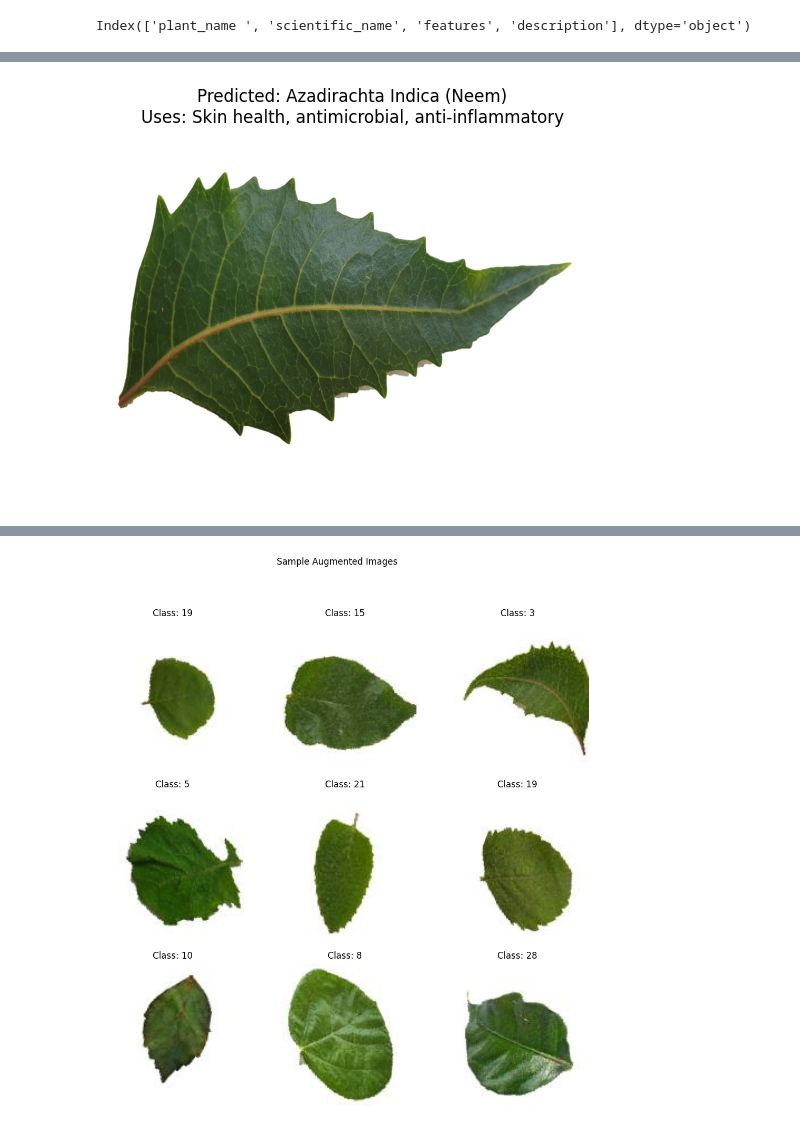
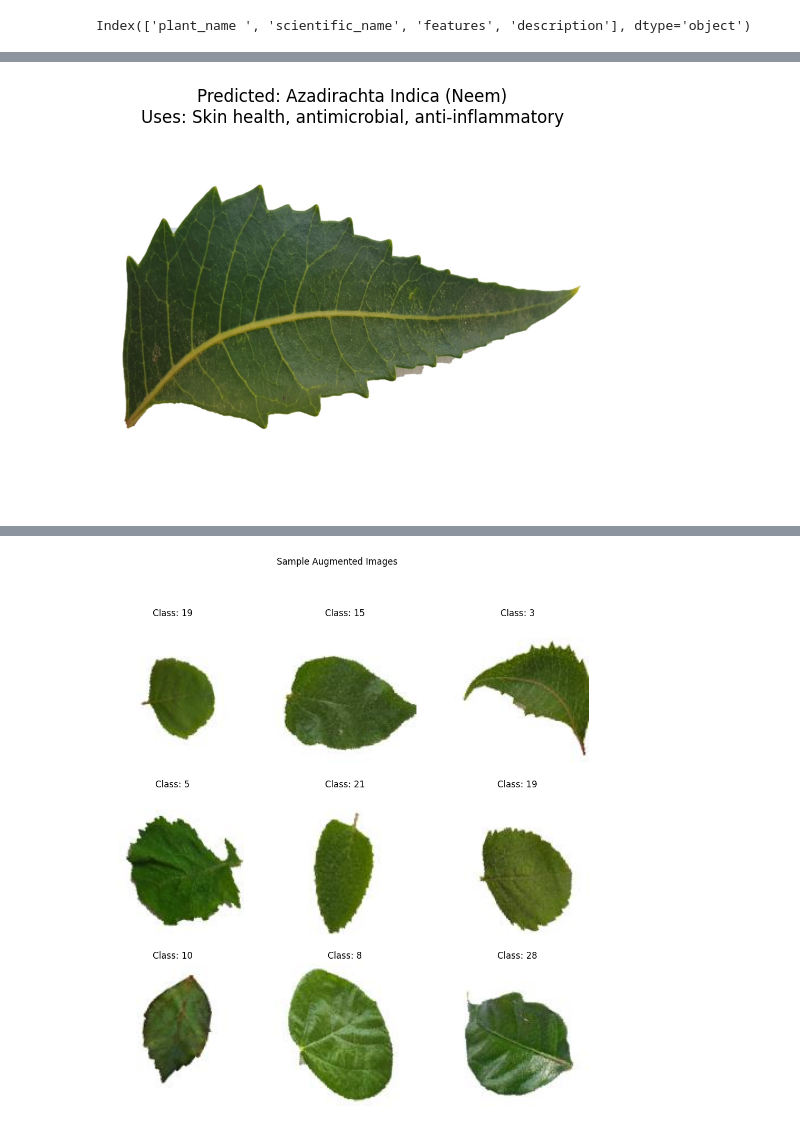
Before and after one commit to leafprojectean-source/MedicinalLeafClassifierAndIdentifier, a Jupyter notebook: Leaf_Model Using VGG.ipynb, the cells around one changed output, grey strips where cells are left out. Cells and saved outputs as stored; diff of their text form; code cells hidden in the pictures.

```diff
--- a/Leaf_Model Using VGG.ipynb
+++ b/Leaf_Model Using VGG.ipynb
@@ -264,11 +272,11 @@ def predict_leaf_name(image_path, model, class_indices):
 # %%
 class_indices = train_generator.class_indices
 # %%
-image_path = '/content/dataset_vgg/validation/Azadirachta Indica (Neem)/AI-S-014.jpg'
+image_path = '/content/dataset_vgg/validation/Azadirachta Indica (Neem)/AI-S-015.jpg'
 predicted_leaf_name = predict_leaf_name(image_path, model, class_indices)
 print(f"Predicted Leaf Name: {predicted_leaf_name}")
 
-image_path = '/content/dataset_vgg/validation/Azadirachta Indica (Neem)/AI-S-014.jpg'
+image_path = '/content/dataset_vgg/validation/Azadirachta Indica (Neem)/AI-S-015.jpg'
 
 # Check if the file exists
 if not os.path.exists(image_path):
@@ -307,7 +315,7 @@ from tensorflow.keras.preprocessing.image import load_img, img_to_array
 import matplotlib.pyplot as plt
 from PIL import UnidentifiedImageError
 # %%
- df = pd.read_csv('leaf.csv')
+ df = pd.read_csv('/content/drive/MyDrive/leaf.csv')
 # %%
 print(df.columns)
 # %% [output]
@@ -352,7 +360,7 @@ def plot_image_with_prediction_and_uses(image_path, predicted_label, uses):
     plt.axis('off')
     plt.show()
 # %%
-image_path = '/content/dataset_vgg/validation/Azadirachta Indica (Neem)/AI-S-014.jpg'  # Specify the local path to the image
+image_path = '/content/dataset_vgg/validation/Azadirachta Indica (Neem)/AI-S-015.jpg'  # Specify the local path to the image
 predicted_label, predicted_uses = predict_leaf_name(image_path, model, class_indices)
 if predicted_label and predicted_uses:
     plot_image_with_prediction_and_uses(image_path, predicted_label, predicted_uses)
@@ -361,4 +369,4 @@ if predicted_label and predicted_uses:
-[figure, old version]
+[figure, new version]
 # %%
 from sklearn.metrics import roc_curve, auc
 from sklearn.preprocessing import label_binarize
```
Also changed, not shown: parts of 11 cells of this notebook.
